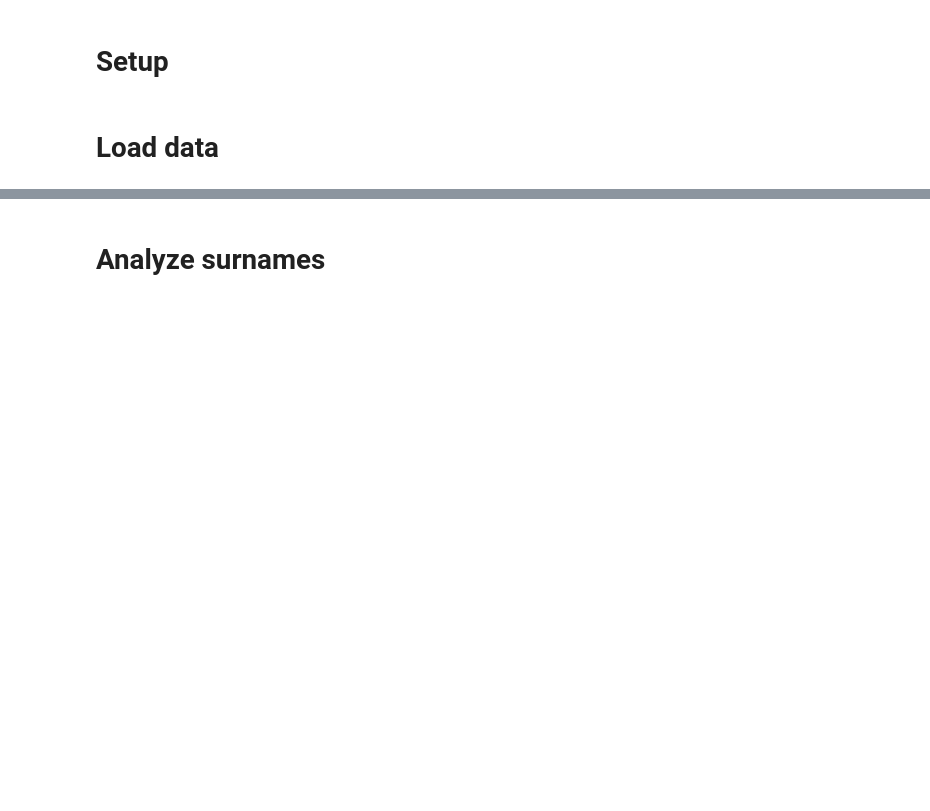
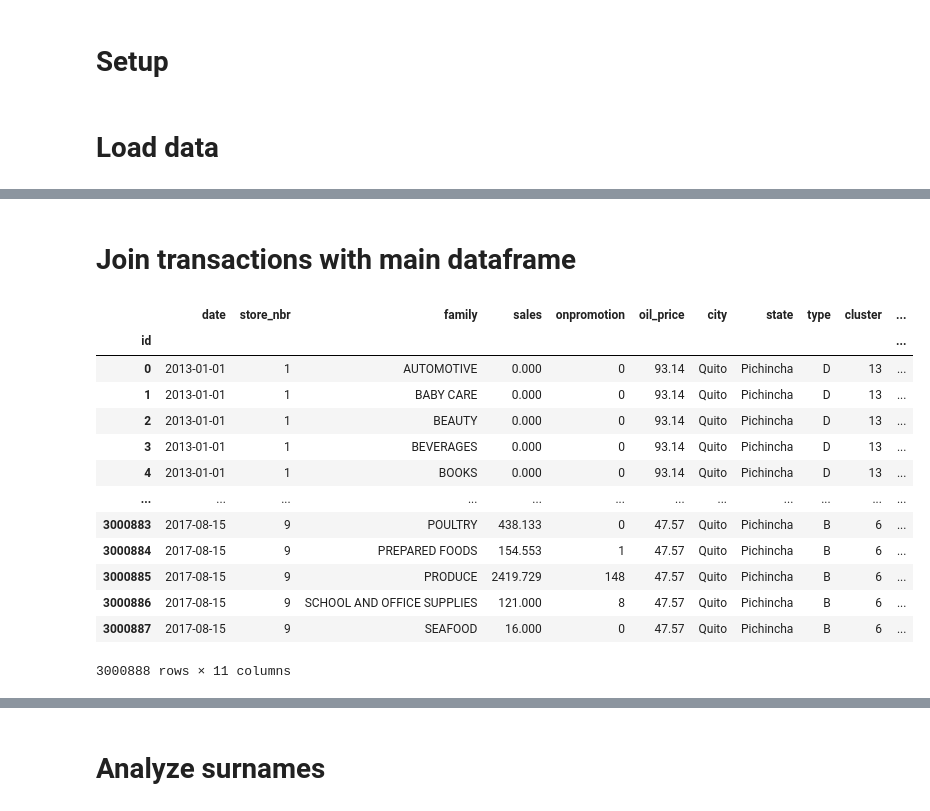
Before and after one commit to kurazu/kaggle-store-sales, a Jupyter notebook: nbs/EDA.ipynb, the cells around one changed output, grey strips where cells are left out. Drawn from its saved outputs; the diff is of its cells as text; code cells hidden in the pictures; blank space fills up the shorter version.

```diff
--- a/nbs/EDA.ipynb
+++ b/nbs/EDA.ipynb
@@ -36,0 +168,11 @@ transactions 83488
+# %%
+filled_oil_df['oil_price'] = filled_oil_df['dcoilwtico'].interpolate().fillna(method='bfill')
+filled_oil_df[filled_oil_df.index.isin([
+    pd.Timestamp('2017-06-30'),
+    pd.Timestamp('2017-07-01'),
+    pd.Timestamp('2017-07-02'),
+    pd.Timestamp('2017-07-03'),
+    pd.Timestamp('2017-07-04'),
+    pd.Timestamp('2017-07-05'),
+    pd.Timestamp('2017-07-06')
+])]
@@ -36,0 +188,3 @@ transactions 83488
+# %%
+filled_oil_df.drop('dcoilwtico', axis=1, inplace=True)
+filled_oil_df
@@ -36,0 +207,3 @@ transactions 83488
+# %%
+train_df = train_df.join(filled_oil_df, on='date', how='left')
+train_df
@@ -36,0 +257,4 @@ transactions 83488
+# %%
+# join store information with train df
+train_df = train_df.join(stores_df, on='store_nbr', how='left')
+train_df
@@ -36,0 +298,21 @@ transactions 83488
+# %% [markdown]
+# Join transactions with main dataframe
+# %%
+# join transaction information with train df
+train_df = train_df.join(transactions_df, on=['date', 'store_nbr'], how='left')
+train_df
+# %% [output]
+|  | date | store_nbr | family | sales | onpromotion | oil_price | city | state | type | cluster | ... |
+| id |  |  |  |  |  |  |  |  |  |  | ... |
+| 0 | 2013-01-01 | 1 | AUTOMOTIVE | 0.000 | 0 | 93.14 | Quito | Pichincha | D | 13 | ... |
+| 1 | 2013-01-01 | 1 | BABY CARE | 0.000 | 0 | 93.14 | Quito | Pichincha | D | 13 | ... |
+| 2 | 2013-01-01 | 1 | BEAUTY | 0.000 | 0 | 93.14 | Quito | Pichincha | D | 13 | ... |
+| 3 | 2013-01-01 | 1 | BEVERAGES | 0.000 | 0 | 93.14 | Quito | Pichincha | D | 13 | ... |
+| 4 | 2013-01-01 | 1 | BOOKS | 0.000 | 0 | 93.14 | Quito | Pichincha | D | 13 | ... |
+| ... | ... | ... | ... | ... | ... | ... | ... | ... | ... | ... | ... |
+| 3000883 | 2017-08-15 | 9 | POULTRY | 438.133 | 0 | 47.57 | Quito | Pichincha | B | 6 | ... |
+| 3000884 | 2017-08-15 | 9 | PREPARED FOODS | 154.553 | 1 | 47.57 | Quito | Pichincha | B | 6 | ... |
+| 3000885 | 2017-08-15 | 9 | PRODUCE | 2419.729 | 148 | 47.57 | Quito | Pichincha | B | 6 | ... |
+| 3000886 | 2017-08-15 | 9 | SCHOOL AND OFFICE SUPPLIES | 121.000 | 8 | 47.57 | Quito | Pichincha | B | 6 | ... |
+| 3000887 | 2017-08-15 | 9 | SEAFOOD | 16.000 | 0 | 47.57 | Quito | Pichincha | B | 6 | ... |
+3000888 rows × 11 columns
```
Also changed, not shown: parts of 26 cells of this notebook.
